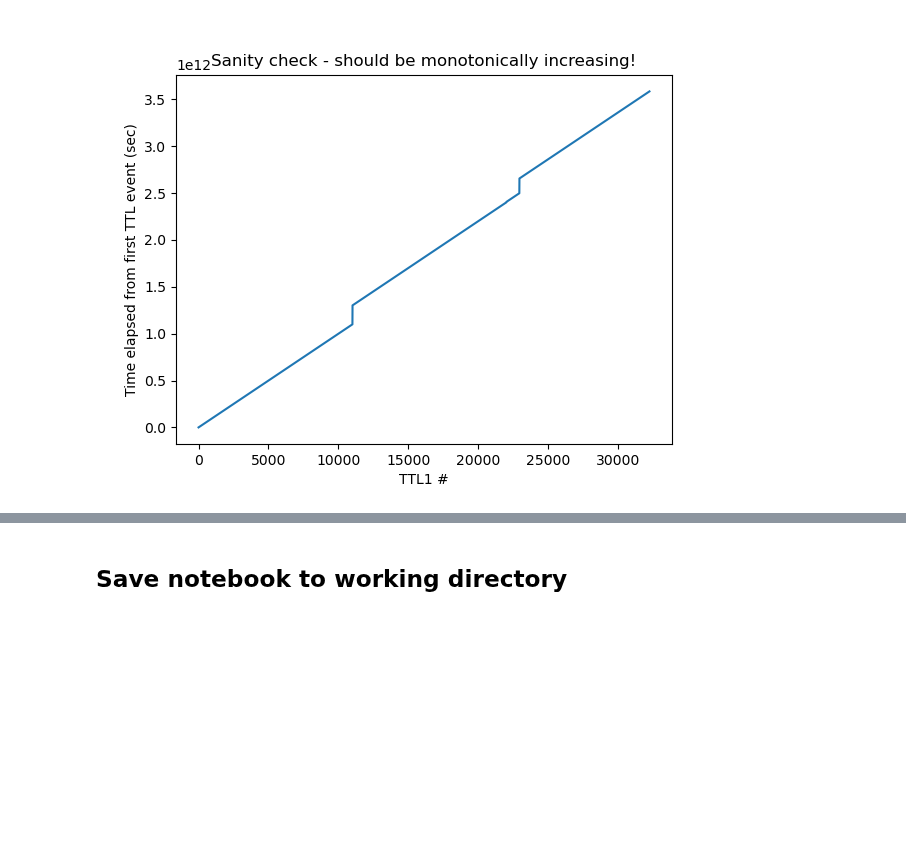
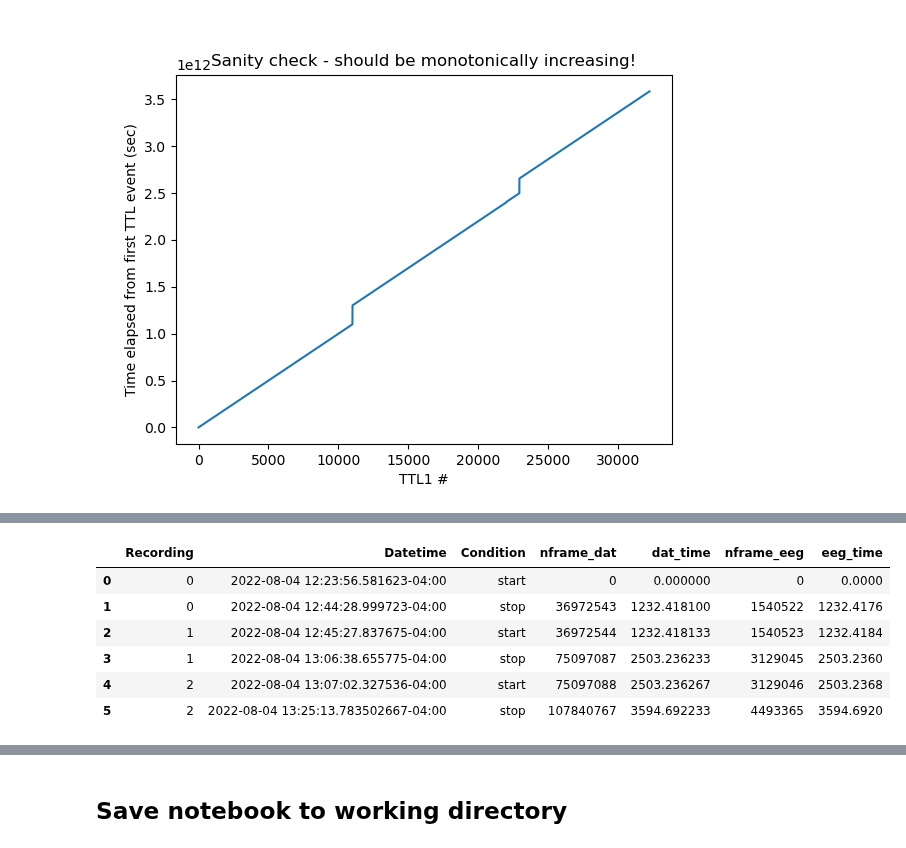
Before and after one commit to nkinsky/TraceFC, a Jupyter notebook: Notebooks/Spectral_Analysis.ipynb, the cells around one changed output, grey strips where cells are left out. Saved outputs shown, nothing was run; the diff lists cells and outputs as text; code cells hidden in the pictures; blank space fills up the shorter version.

```diff
--- a/Notebooks/Spectral_Analysis.ipynb
+++ b/Notebooks/Spectral_Analysis.ipynb
@@ -279,4 +291,4 @@ cs_starts.head(6)
 # %%
-from neuropy.io.openephysio import create_sync_df
-sync_df = create_sync_df(sess.basepath)
+sync_df = oeio.create_sync_df(sess.basepath)
 sync_df
+# %% [output]
@@ -283,3 +298,10 @@ sync_df
+|  | Recording | Datetime | Condition | nframe_dat | dat_time | nframe_eeg | eeg_time |
+| 0 | 0 | 2022-08-04 12:23:56.581623-04:00 | start | 0 | 0.000000 | 0 | 0.0000 |
+| 1 | 0 | 2022-08-04 12:44:28.999723-04:00 | stop | 36972543 | 1232.418100 | 1540522 | 1232.4176 |
+| 2 | 1 | 2022-08-04 12:45:27.837675-04:00 | start | 36972544 | 1232.418133 | 1540523 | 1232.4184 |
+| 3 | 1 | 2022-08-04 13:06:38.655775-04:00 | stop | 75097087 | 2503.236233 | 3129045 | 2503.2360 |
+| 4 | 2 | 2022-08-04 13:07:02.327536-04:00 | start | 75097088 | 2503.236267 | 3129046 | 2503.2368 |
+| 5 | 2 | 2022-08-04 13:25:13.783502667-04:00 | stop | 107840767 | 3594.692233 | 4493365 | 3594.6920 |
 # %%
 # Grab CS times corresponding to OE timestamps
 ttl_lag_use = ttl_lag=pd.Timedelta(0.6, unit="seconds")
```
Also changed, not shown: parts of 19 cells of this notebook.
